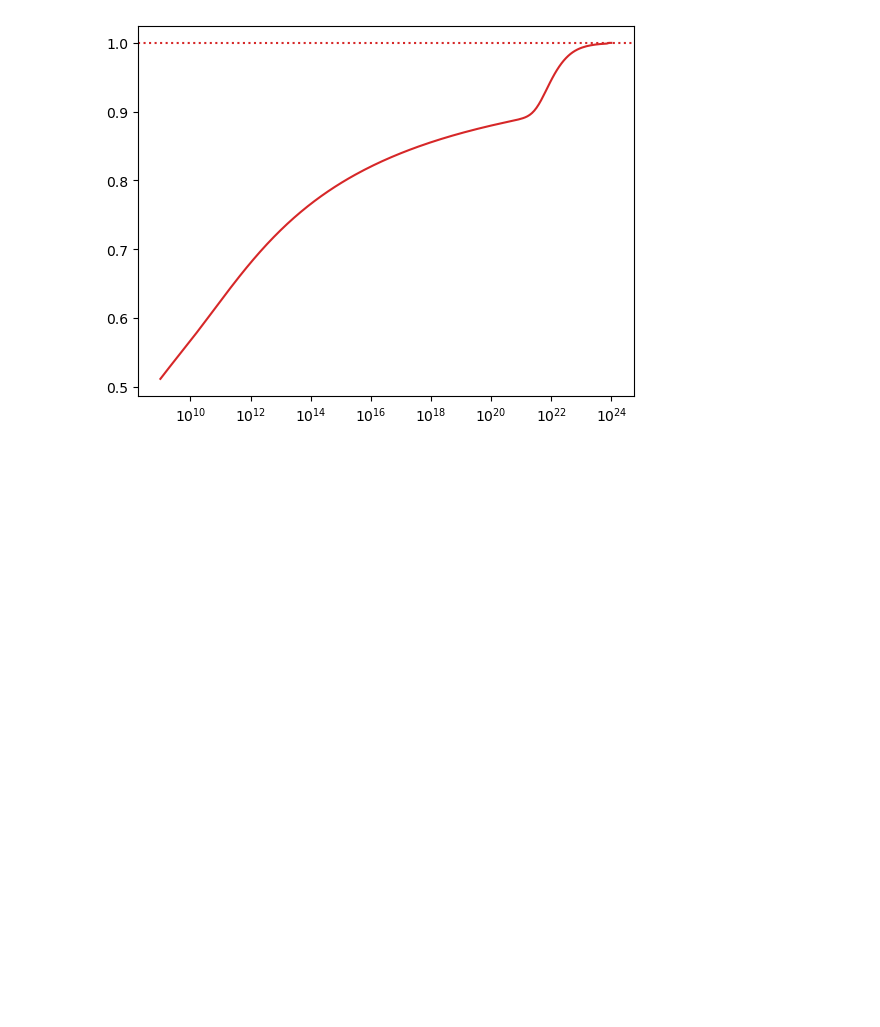
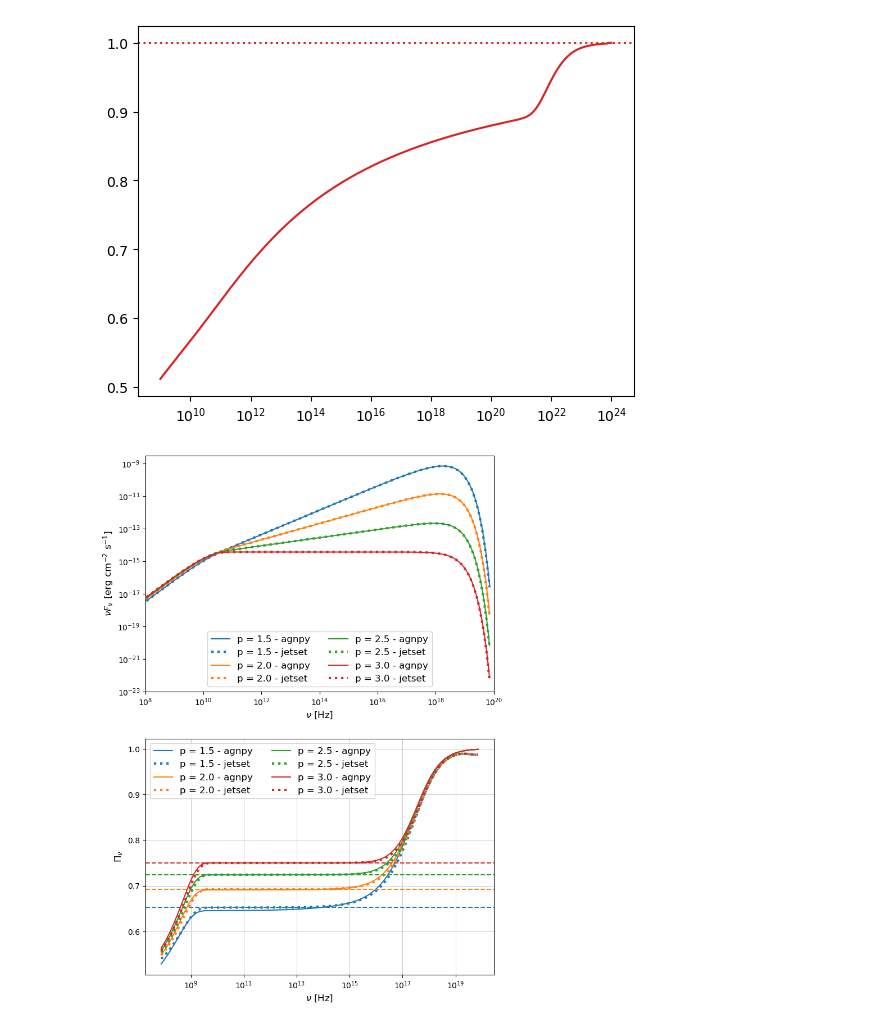
Before and after one commit to cerasole/agnpy, a Jupyter notebook: polarization.ipynb, the cells around one changed output. Drawn from its saved outputs; the diff is of its cells as text; code cells hidden in the pictures; blank space fills up the shorter version.

Commit message:
Added comparison with jetset -- to be cleaned

```diff
--- a/polarization.ipynb
+++ b/polarization.ipynb
@@ -128,0 +131,10 @@ plt.axhline(1, ls='dotted', color = colors[i])
+# %%
+from astropy.table import QTable
+import pkg_resources
+
+jetset_filename = "../polarization_PL_jetset.ecsv"
+jetset_tab = QTable.read(jetset_filename, format="ascii.ecsv")
+nu = jetset_tab['nu']
+names = jetset_tab.keys()
+agnpy_tab = QTable()
+agnpy_tab["nu"] = nu
@@ -128,0 +166,29 @@ plt.axhline(1, ls='dotted', color = colors[i])
+# %%
+fig, axs = plt.subplots(2, 1, figsize=(8, 12))
+
+for i, p in enumerate(spectral_indices):
+
+    label = f'p = {p:.1f}' + " - agnpy"
+    axs[0].loglog(nu, agnpy_tab[f'nuFnu (p={p:.1f})'], label=label, color = colors[i])
+    axs[1].plot(nu, agnpy_tab[f'pol_deg (p={p:.1f})'], label=label, color = colors[i])
+    label = f'p = {p:.1f}' + " - jetset"
+    axs[0].loglog(nu, jetset_tab[f'nuFnu (p={p:.1f})'], label=label, color = colors[i], ls = "dotted", lw = 3)
+    axs[1].plot(nu, jetset_tab[f'pol_deg (p={p:.1f})'], label=label, color = colors[i], ls = "dotted", lw = 3)
+
+    axs[1].axhline(pol_degree_power_law(p), linestyle='--', color = colors[i])
+
+ax = axs[0]
+ax.set_ylim(1e-23, 3.0e-9)
+ax.set_xlim(1e8, 1e20)
+ax.set_xlabel(r'$\nu$ [Hz]', fontsize=12)
+ax.set_ylabel(r'$\nu F_\nu$ [erg cm$^{-2}$ s$^{-1}$]', fontsize=12)
+ax.legend(loc='lower center', fontsize=12, ncols = 2);
+
+ax = axs[1]
+ax.set_xscale('log')
+ax.grid(lw = 0.5)
+ax.set_xlabel(r'$\nu$ [Hz]', fontsize=12)
+ax.set_ylabel(r'$\Pi_{\nu}$', fontsize=12)
+ax.legend(loc='upper left', fontsize=12, ncols = 2);
+# %% [output]
+[figure, added]
```
Also changed, not shown: parts of 2 cells of this notebook.
